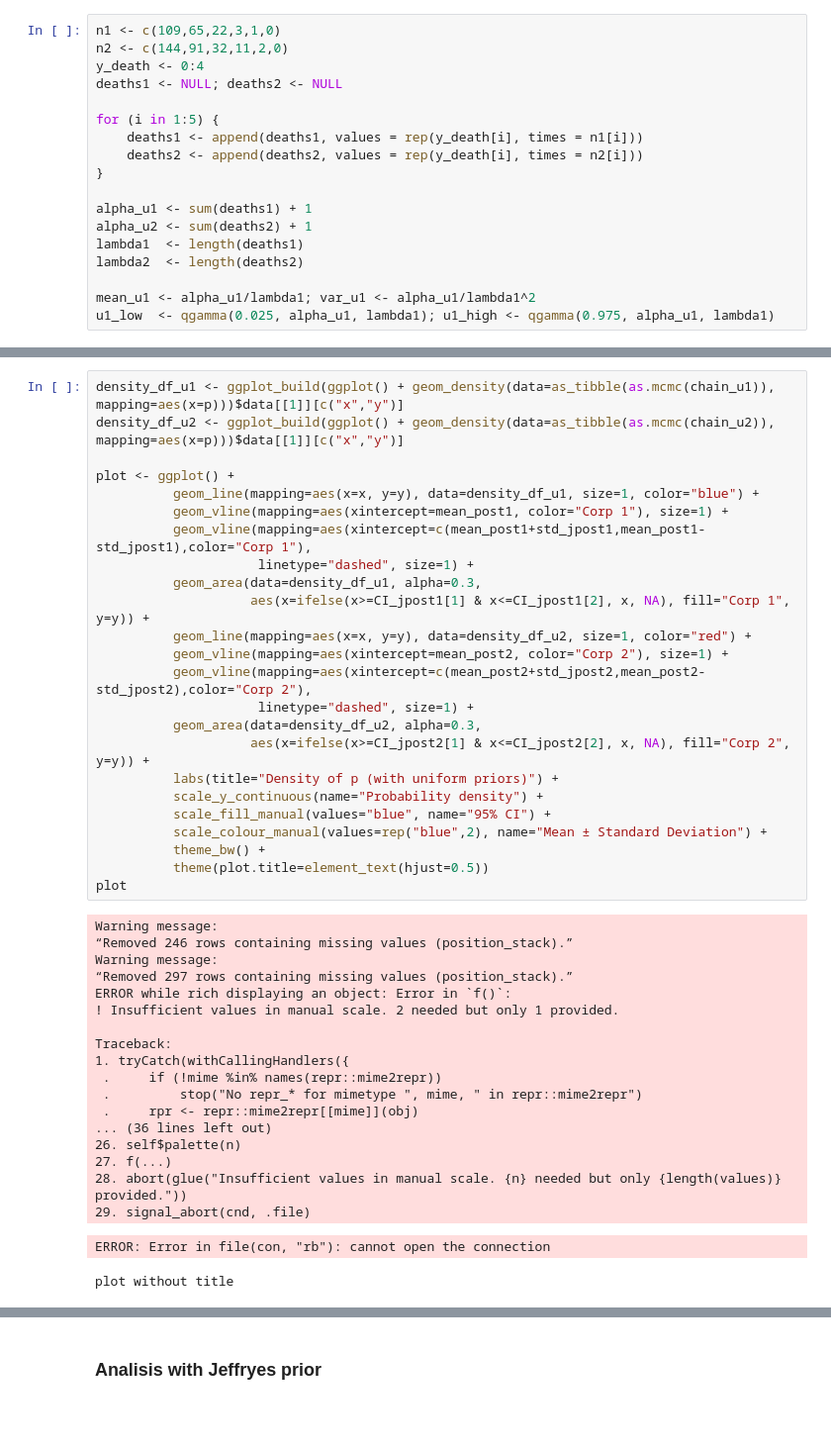
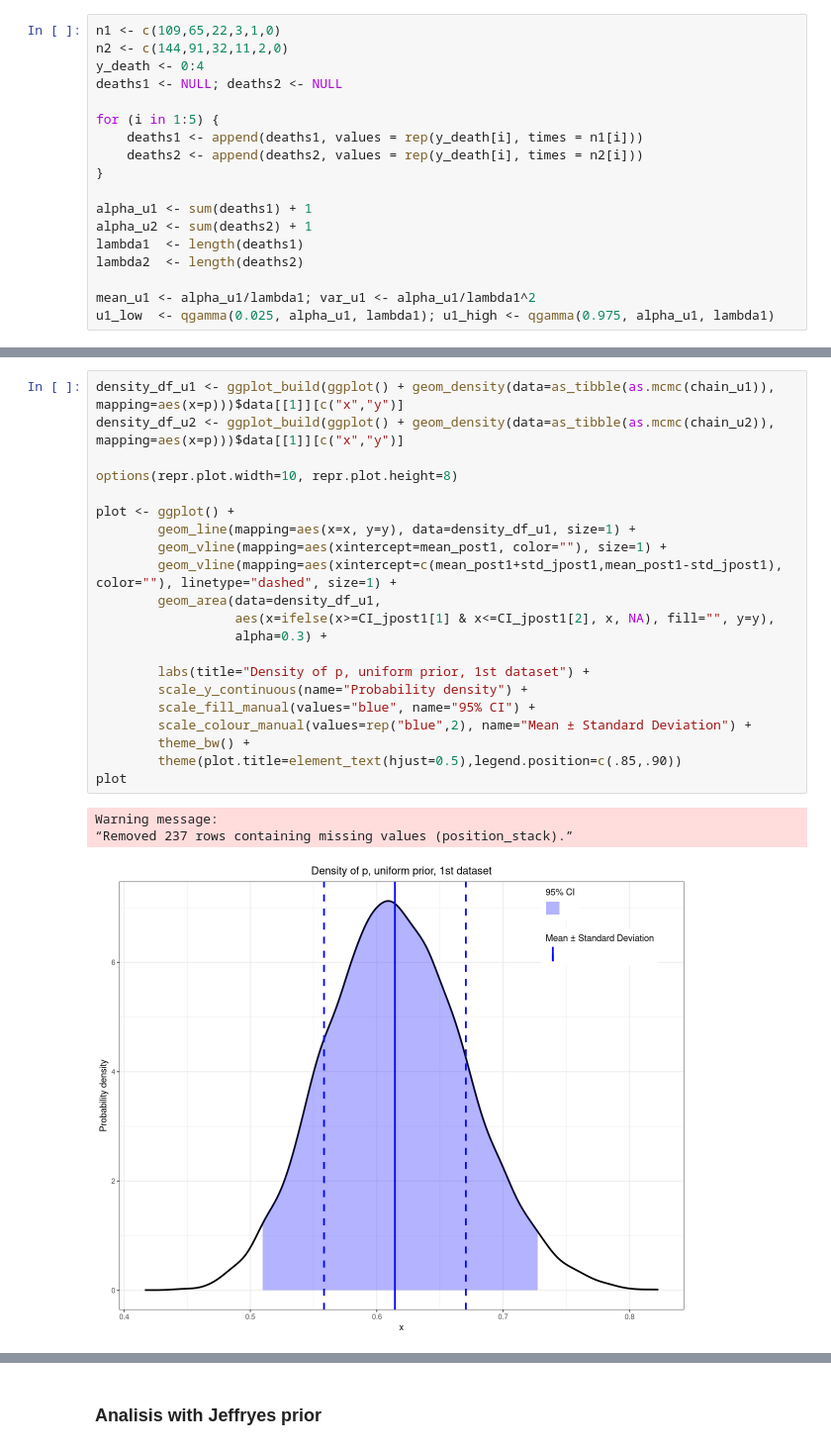
Before and after one commit to PietroCappelli/Advance_stat, a Jupyter notebook: Exercises/exercise06.ipynb, the cells around one changed output, grey strips where cells are left out. Shown at 99% size. Cells and saved outputs as stored; diff of their text form; blank space fills up the shorter version.

```diff
--- a/Exercises/exercise06.ipynb
+++ b/Exercises/exercise06.ipynb
@@ -890,44 +890,25 @@ std computed analitically 0.05012739
 # %%
 density_df_u1 <- ggplot_build(ggplot() + geom_density(data=as_tibble(as.mcmc(chain_u1)), mapping=aes(x=p)))$data[[1]][c("x","y")]
 density_df_u2 <- ggplot_build(ggplot() + geom_density(data=as_tibble(as.mcmc(chain_u2)), mapping=aes(x=p)))$data[[1]][c("x","y")]
 
+options(repr.plot.width=10, repr.plot.height=8)
+
 plot <- ggplot() +
-          geom_line(mapping=aes(x=x, y=y), data=density_df_u1, size=1, color="blue") +
-          geom_vline(mapping=aes(xintercept=mean_post1, color="Corp 1"), size=1) +
-          geom_vline(mapping=aes(xintercept=c(mean_post1+std_jpost1,mean_post1-std_jpost1),color="Corp 1"),
-                     linetype="dashed", size=1) +
-          geom_area(data=density_df_u1, alpha=0.3,
-                    aes(x=ifelse(x>=CI_jpost1[1] & x<=CI_jpost1[2], x, NA), fill="Corp 1", y=y)) +
-          geom_line(mapping=aes(x=x, y=y), data=density_df_u2, size=1, color="red") +
-          geom_vline(mapping=aes(xintercept=mean_post2, color="Corp 2"), size=1) +
-          geom_vline(mapping=aes(xintercept=c(mean_post2+std_jpost2,mean_post2-std_jpost2),color="Corp 2"),
-                     linetype="dashed", size=1) +
-          geom_area(data=density_df_u2, alpha=0.3,
-                    aes(x=ifelse(x>=CI_jpost2[1] & x<=CI_jpost2[2], x, NA), fill="Corp 2", y=y)) +
-          labs(title="Density of p (with uniform priors)") +
-          scale_y_continuous(name="Probability density") +
-          scale_fill_manual(values="blue", name="95% CI") +
-          scale_colour_manual(values=rep("blue",2), name="Mean ± Standard Deviation") +
-          theme_bw() +
-          theme(plot.title=element_text(hjust=0.5))
+        geom_line(mapping=aes(x=x, y=y), data=density_df_u1, size=1) +
+        geom_vline(mapping=aes(xintercept=mean_post1, color=""), size=1) +
+        geom_vline(mapping=aes(xintercept=c(mean_post1+std_jpost1,mean_post1-std_jpost1), color=""), linetype="dashed", size=1) +
+        geom_area(data=density_df_u1,
+                  aes(x=ifelse(x>=CI_jpost1[1] & x<=CI_jpost1[2], x, NA), fill="", y=y),
+                  alpha=0.3) +
+
+        labs(title="Density of p, uniform prior, 1st dataset") +
+        scale_y_continuous(name="Probability density") +
+        scale_fill_manual(values="blue", name="95% CI") +
+        scale_colour_manual(values=rep("blue",2), name="Mean ± Standard Deviation") +
+        theme_bw() +
+        theme(plot.title=element_text(hjust=0.5),legend.position=c(.85,.90))
 plot
 # %% [output]
 Warning message:
-“Removed 246 rows containing missing values (position_stack).”
-Warning message:
-“Removed 297 rows containing missing values (position_stack).”
-ERROR while rich displaying an object: Error in `f()`:
-! Insufficient values in manual scale. 2 needed but only 1 provided.
-
-Traceback:
-1. tryCatch(withCallingHandlers({
- .     if (!mime %in% names(repr::mime2repr))
- .         stop("No repr_* for mimetype ", mime, " in repr::mime2repr")
- .     rpr <- repr::mime2repr[[mime]](obj)
-... (36 lines left out)
-26. self$palette(n)
-27. f(...)
-28. abort(glue("Insufficient values in manual scale. {n} needed but only {length(values)} provided."))
-29. signal_abort(cnd, .file)
+“Removed 237 rows containing missing values (position_stack).”
-ERROR: Error in file(con, "rb"): cannot open the connection
-plot without title
+[figure, added]
```
Also changed, not shown: parts of 25 cells of this notebook.
